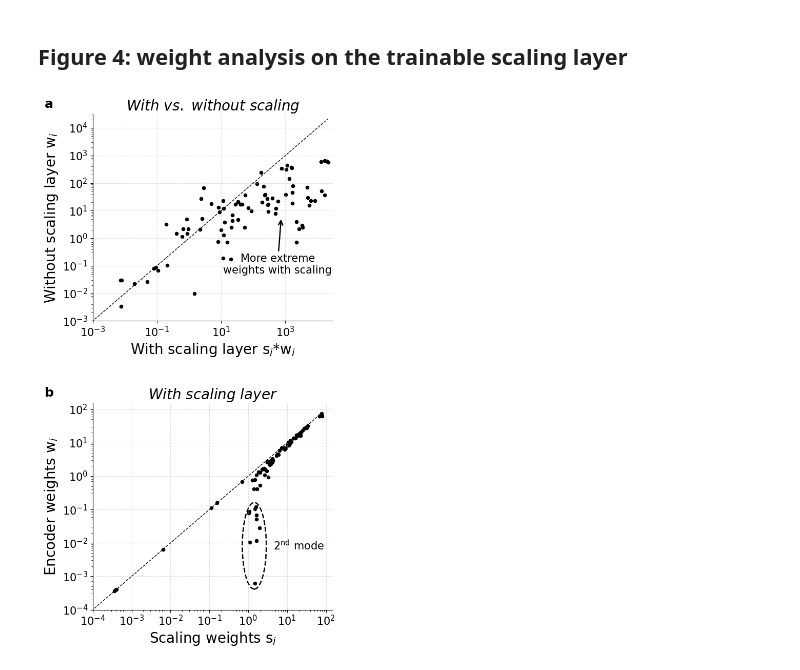
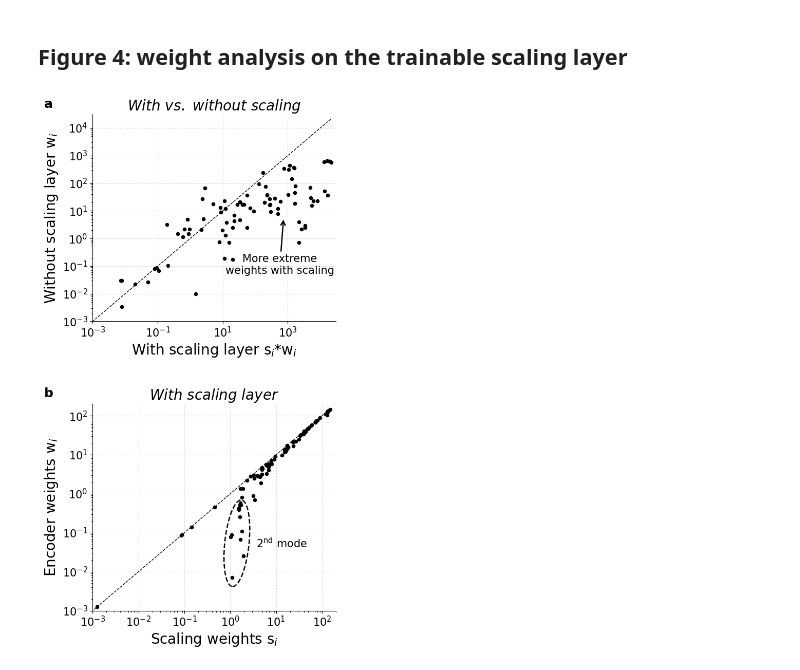
Before and after one commit to GregoireCorluy/PV-optimization-for-ROM, a Jupyter notebook: Figures/Figure-2-4-with-vs-without-scaling-layer.ipynb, the cells around one changed output. Saved outputs shown, nothing was run; the diff lists cells and outputs as text; code cells hidden in the pictures.

```diff
--- a/Figures/Figure-2-4-with-vs-without-scaling-layer.ipynb
+++ b/Figures/Figure-2-4-with-vs-without-scaling-layer.ipynb
@@ -199,7 +199,7 @@ species_weights_no_scaling = {}
 
 # --- Collect data for WITH scaling layer (Tr35a) ---
 for seed in range(num_seeds):
-    filename_model = f"Xu-AE-opt_adam-epo_100000-lr_0.025-date_14Mar2025-hour_14h23_Tr0D-2q_s{seed}"
+    filename_model = f"Xu-AE-opt_adam-epo_100000-lr_0.025-date_24Mar2025-hour_10h50_Tr0D-2s_s{seed}"
     filename_metadata = filename_model + "_metadata.pkl"
 
     loader = loadData(filename_species_names, path_metadata, filename_metadata)
@@ -550,8 +550,8 @@ def plot_figure_3(ax, full=False):
     ax1.set_title(r"$\mathit{With\ scaling\ layer }$", fontsize=20)
 
     if not full:
-        ax1.set_xlim([1e-4, 1.5e2])
-        ax1.set_ylim([1e-4, 1.5e2])
+        ax1.set_xlim([1e-3, 2e2])
+        ax1.set_ylim([1e-3, 2e2])
 
     ax1.tick_params(axis='both', labelsize=15)
     ax1.grid(True, which="major", linestyle="--", alpha=0.4)
@@ -572,20 +572,21 @@ def plot_figure_3(ax, full=False):
         )
 
         ellipse = Ellipse(
-            xy=(0.673, 0.31),
+            xy=(0.593, 0.326),
             width=0.1,
             height=0.42,
             edgecolor="k",
             facecolor="none",
             linestyle="--",
             linewidth=1.8,
-            transform=ax1.transAxes
+            transform=ax1.transAxes,
+            angle = -5
         )
         ax1.add_patch(ellipse)
 
         ax1.text(
-            0.673 + 0.1 / 2 + 0.03,
-            0.31,
+            0.593 + 0.1 / 2 + 0.03,
+            0.326,
             r"2$^{\mathrm{nd}}$ mode",
             transform=ax1.transAxes,
             fontsize=15,
@@ -606,31 +607,31 @@ def plot_figure_3(ax, full=False):
 
 
 def add_panel_label(ax, label, x_offset=-0.12, y_offset=1.08, fontsize=18):
     ax.text(
         x_offset, y_offset,
         label,
         transform=ax.transAxes,
         fontsize=fontsize,
         fontweight="bold",
         va="top",
         ha="left",
         clip_on=False
     )
 
 
 # Plot panels e and f
 plot_figure_3(ax)
 
 add_panel_label(ax[0], "a", x_offset = -0.2)
 add_panel_label(ax[1], "b", x_offset = -0.2)
 
 plt.tight_layout()
 plt.subplots_adjust(hspace=0.4)
 
 if save:
     plt.savefig(pathSave + name + ".png", dpi=1000, bbox_inches="tight")
     plt.savefig(pathSave + name + ".pdf", bbox_inches="tight")
 
 plt.show()
 # %% [output]
-[figure, old version]
+[figure, new version]
```
Also changed, not shown: parts of 1 cell of this notebook, 31 other files.
